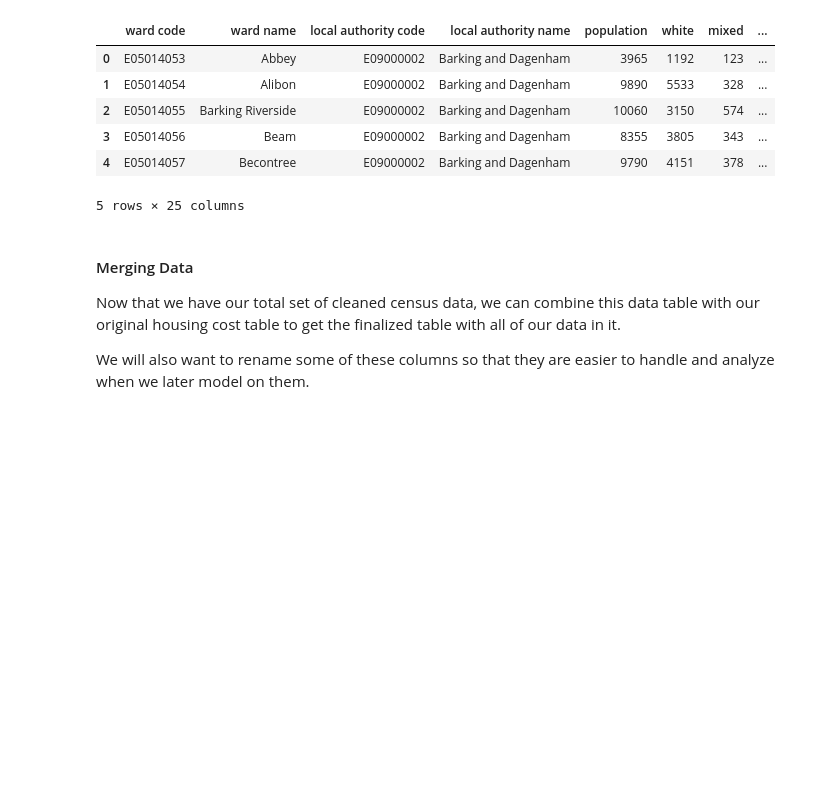
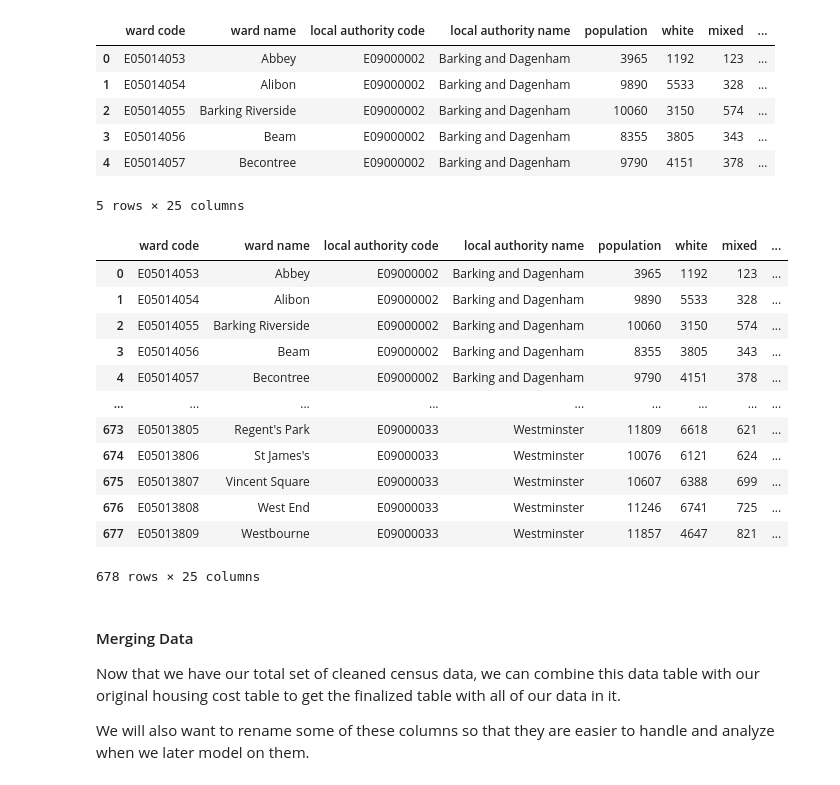
Before and after one commit to ArshSiddiqui/demographic-features-london-col, a Jupyter notebook: housing_cost_analysis.ipynb, the cells around one changed output. Cells and saved outputs as stored; diff of their text form; code cells hidden in the pictures; blank space fills up the shorter version.

```diff
--- a/housing_cost_analysis.ipynb
+++ b/housing_cost_analysis.ipynb
@@ -180,3 +178,19 @@ total_census_data.to_excel('test.xlsx')
+# %%
+total_census_data
+# %% [output]
+|  | ward code | ward name | local authority code | local authority name | population | white | mixed | ... |
+| 0 | E05014053 | Abbey | E09000002 | Barking and Dagenham | 3965 | 1192 | 123 | ... |
+| 1 | E05014054 | Alibon | E09000002 | Barking and Dagenham | 9890 | 5533 | 328 | ... |
+| 2 | E05014055 | Barking Riverside | E09000002 | Barking and Dagenham | 10060 | 3150 | 574 | ... |
+| 3 | E05014056 | Beam | E09000002 | Barking and Dagenham | 8355 | 3805 | 343 | ... |
+| 4 | E05014057 | Becontree | E09000002 | Barking and Dagenham | 9790 | 4151 | 378 | ... |
+| ... | ... | ... | ... | ... | ... | ... | ... | ... |
+| 673 | E05013805 | Regent's Park | E09000033 | Westminster | 11809 | 6618 | 621 | ... |
+| 674 | E05013806 | St James's | E09000033 | Westminster | 10076 | 6121 | 624 | ... |
+| 675 | E05013807 | Vincent Square | E09000033 | Westminster | 10607 | 6388 | 699 | ... |
+| 676 | E05013808 | West End | E09000033 | Westminster | 11246 | 6741 | 725 | ... |
+| 677 | E05013809 | Westbourne | E09000033 | Westminster | 11857 | 4647 | 821 | ... |
+678 rows × 25 columns
 # %% [markdown]
 #### Merging Data
 
```
Also changed, not shown: parts of 15 cells of this notebook.
